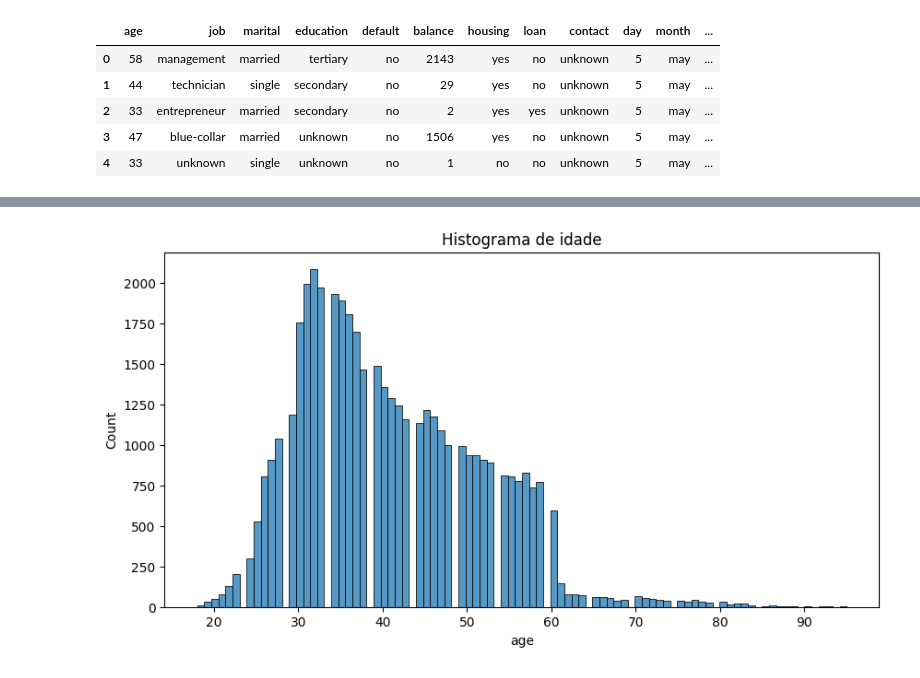
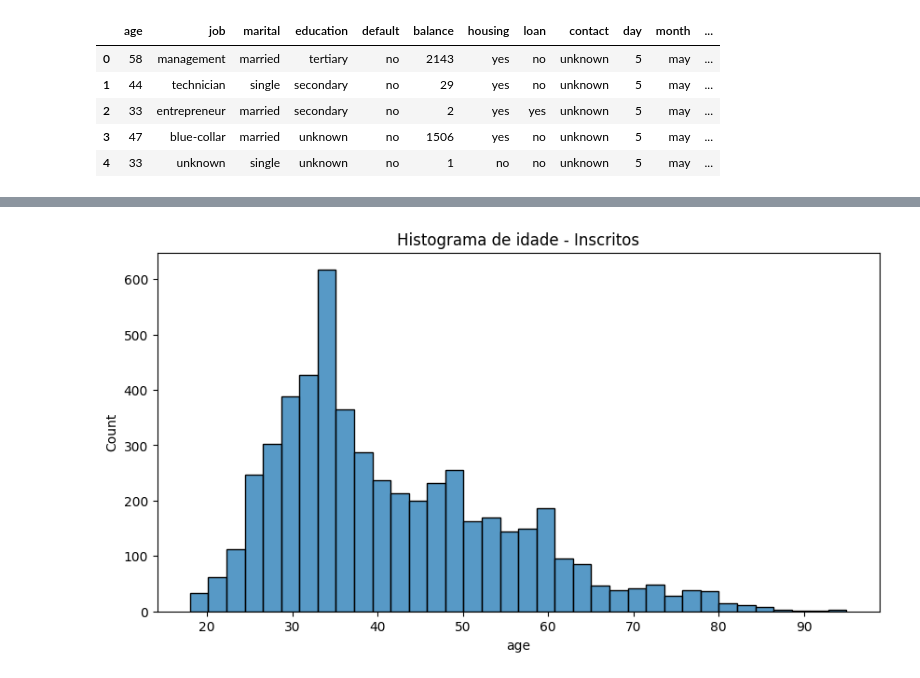
Before and after one commit to charles1706/Bank-Marketing-Propensity-Score, a Jupyter notebook: Untitled.ipynb, the cells around one changed output, grey strips where cells are left out. Cells and saved outputs as stored; diff of their text form; code cells hidden in the pictures.

```diff
--- a/Untitled.ipynb
+++ b/Untitled.ipynb
@@ -79,7 +54,9 @@ plt.show()
+# %%
+df_subs = df.query("y == 'yes'")
 # %%
 plt.figure(figsize=(10, 5))
-plt.title("Histograma de idade")
-sns.histplot(x=df['age'], label='Age')
+plt.title("Histograma de idade - Inscritos")
+sns.histplot(x=df_subs['age'], label='Age')
 plt.show()
 # %% [output]
-[figure, old version]
+[figure, new version]
```
Also changed, not shown: parts of 18 cells of this notebook.
